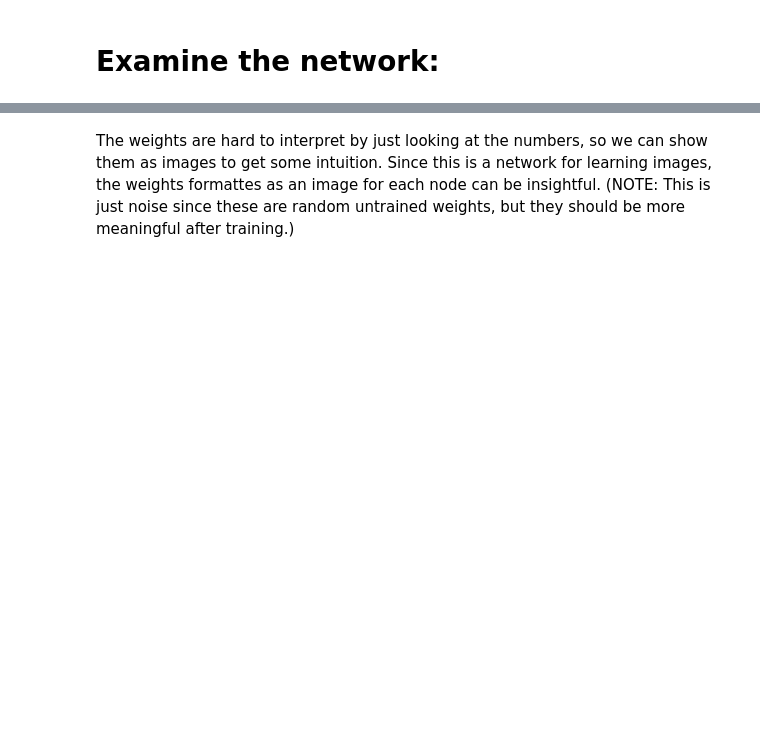
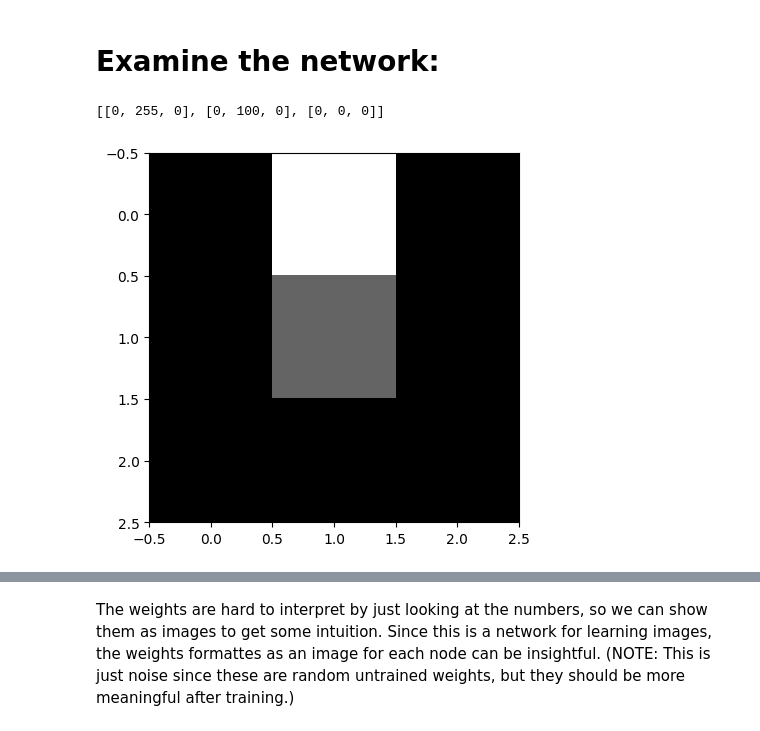
Before and after one commit to wbasener/Neural-Netork-From-Scratch-in-Python, a Jupyter notebook: NNfromScratch.ipynb, the cells around one changed output, grey strips where cells are left out. Saved outputs shown, nothing was run; the diff lists cells and outputs as text; code cells hidden in the pictures; blank space fills up the shorter version.

```diff
--- a/NNfromScratch.ipynb
+++ b/NNfromScratch.ipynb
@@ -177,6 +174,13 @@ class network2layers():
 network = network2layers(layer1, layer2, layerFinal)
 # %% [markdown]
 # Examine the network:
+# %%
+im = [[0,255,0],[0,100,0],[0,0,0]]
+plt.imshow(im, cmap='gray')
+print(im)
+# %% [output]
+[[0, 255, 0], [0, 100, 0], [0, 0, 0]]
+[figure, added]
 # %%
 # look at the output of each layer for a test image
 idx = 0 # (use the fisrt image/observation)
```
Also changed, not shown: parts of 24 cells of this notebook, 2 other files.
